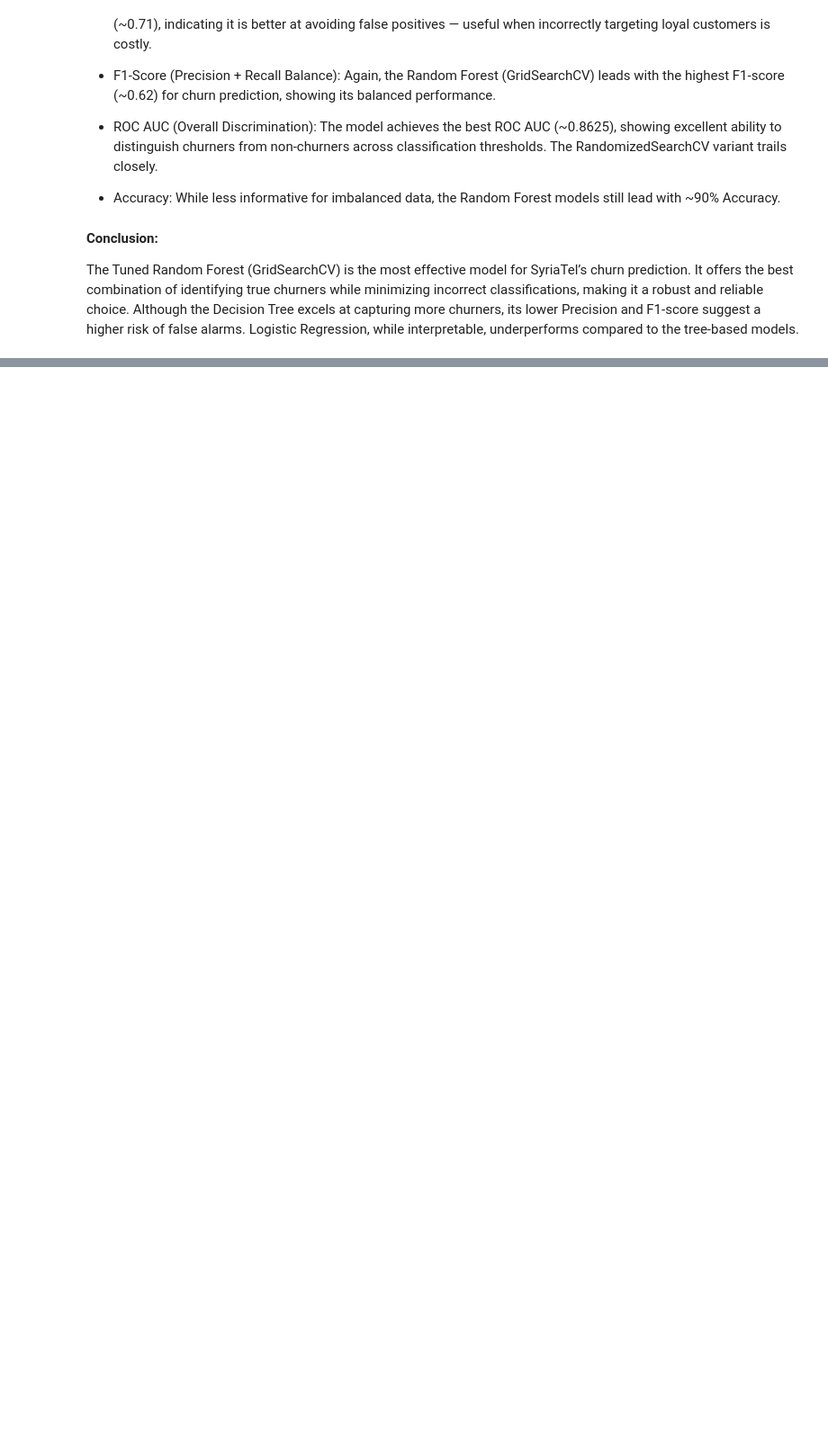
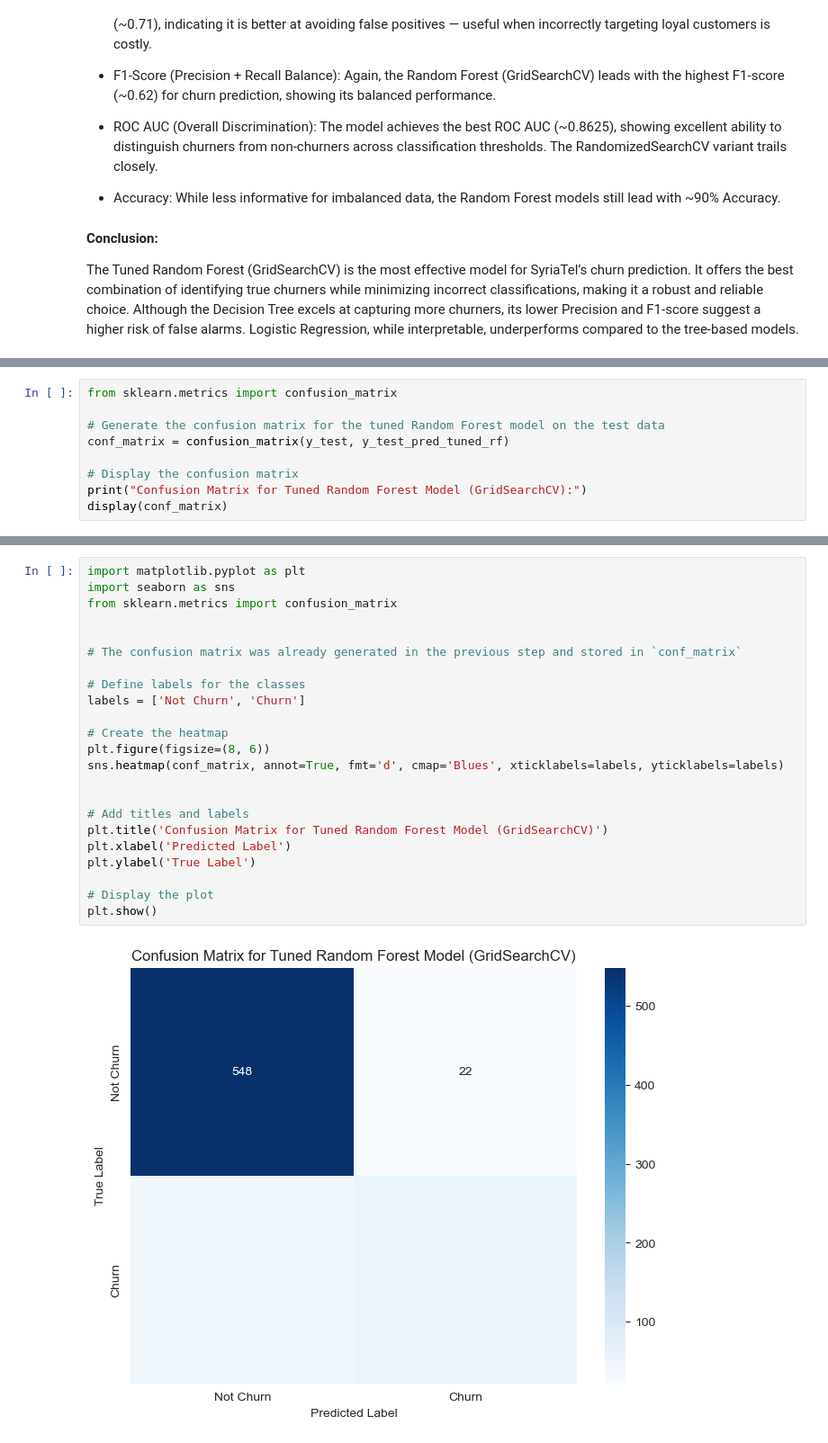
Before and after one commit to Wangui10/syria-tel-churn, a Jupyter notebook: classification_notebook.ipynb, the cells around one changed output, grey strips where cells are left out. Shown at 90% size. Saved outputs shown, nothing was run; the diff lists cells and outputs as text; blank space fills up the shorter version.

```diff
--- a/classification_notebook.ipynb
+++ b/classification_notebook.ipynb
@@ -1696,0 +1701,9 @@ The Tuned Random Forest (GridSearchCV) is the most effective model for SyriaTel
+# %%
+from sklearn.metrics import confusion_matrix
+
+# Generate the confusion matrix for the tuned Random Forest model on the test data
+conf_matrix = confusion_matrix(y_test, y_test_pred_tuned_rf)
+
+# Display the confusion matrix
+print("Confusion Matrix for Tuned Random Forest Model (GridSearchCV):")
+display(conf_matrix)
@@ -1696,0 +1714,25 @@ The Tuned Random Forest (GridSearchCV) is the most effective model for SyriaTel
+# %%
+import matplotlib.pyplot as plt
+import seaborn as sns
+from sklearn.metrics import confusion_matrix
+
+
+# The confusion matrix was already generated in the previous step and stored in `conf_matrix`
+
+# Define labels for the classes
+labels = ['Not Churn', 'Churn']
+
+# Create the heatmap
+plt.figure(figsize=(8, 6))
+sns.heatmap(conf_matrix, annot=True, fmt='d', cmap='Blues', xticklabels=labels, yticklabels=labels)
+
+
+# Add titles and labels
+plt.title('Confusion Matrix for Tuned Random Forest Model (GridSearchCV)')
+plt.xlabel('Predicted Label')
+plt.ylabel('True Label')
+
+# Display the plot
+plt.show()
+# %% [output]
+[figure, added]
```
Also changed, not shown: parts of 4 cells of this notebook.
